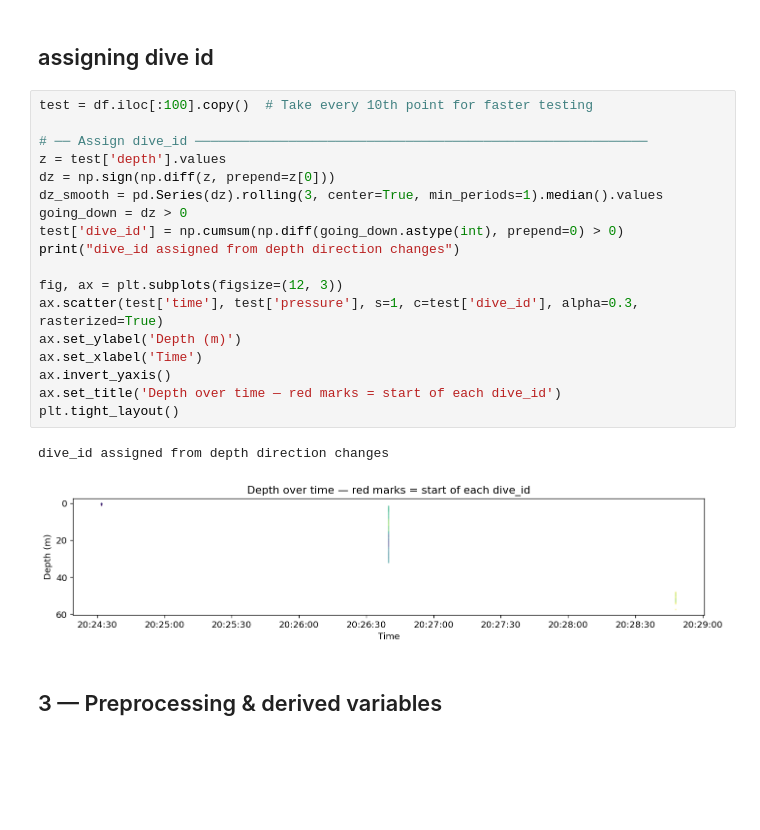
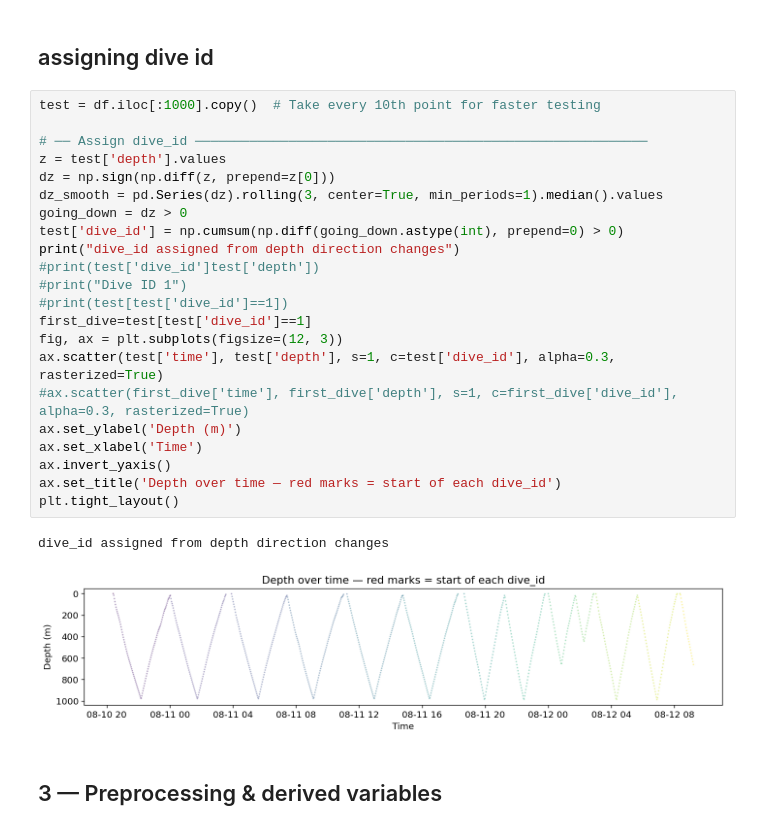
Before and after one commit to Maranderine/IIMS_CTD, a Jupyter notebook: CTD/ctd_analysis.ipynb, the cells around one changed output. Cells and saved outputs as stored; diff of their text form; blank space fills up the shorter version.

Commit message:
dive_ID code updated

```diff
--- a/CTD/ctd_analysis.ipynb
+++ b/CTD/ctd_analysis.ipynb
@@ -326,26 +332,30 @@ plt.tight_layout()
 # %% [markdown]
 ## assigning dive id
 # %%
-test = df.iloc[:100].copy()  # Take every 10th point for faster testing
+test = df.iloc[:1000].copy()  # Take every 10th point for faster testing
 
 # ── Assign dive_id ──────────────────────────────────────────────────────────
 z = test['depth'].values
 dz = np.sign(np.diff(z, prepend=z[0]))
 dz_smooth = pd.Series(dz).rolling(3, center=True, min_periods=1).median().values
 going_down = dz > 0
 test['dive_id'] = np.cumsum(np.diff(going_down.astype(int), prepend=0) > 0)
 print("dive_id assigned from depth direction changes")
-
+#print(test['dive_id']test['depth'])
+#print("Dive ID 1")
+#print(test[test['dive_id']==1])
+first_dive=test[test['dive_id']==1]
 fig, ax = plt.subplots(figsize=(12, 3))
-ax.scatter(test['time'], test['pressure'], s=1, c=test['dive_id'], alpha=0.3, rasterized=True)
+ax.scatter(test['time'], test['depth'], s=1, c=test['dive_id'], alpha=0.3, rasterized=True)
+#ax.scatter(first_dive['time'], first_dive['depth'], s=1, c=first_dive['dive_id'], alpha=0.3, rasterized=True)
 ax.set_ylabel('Depth (m)')
 ax.set_xlabel('Time')
 ax.invert_yaxis()
 ax.set_title('Depth over time — red marks = start of each dive_id')
 plt.tight_layout()
 # %% [output]
 dive_id assigned from depth direction changes
-[figure, old version]
+[figure, new version]
 # %% [markdown]
 ## 3 — Preprocessing & derived variables
 # %%
```
Also changed, not shown: parts of 21 cells of this notebook.
